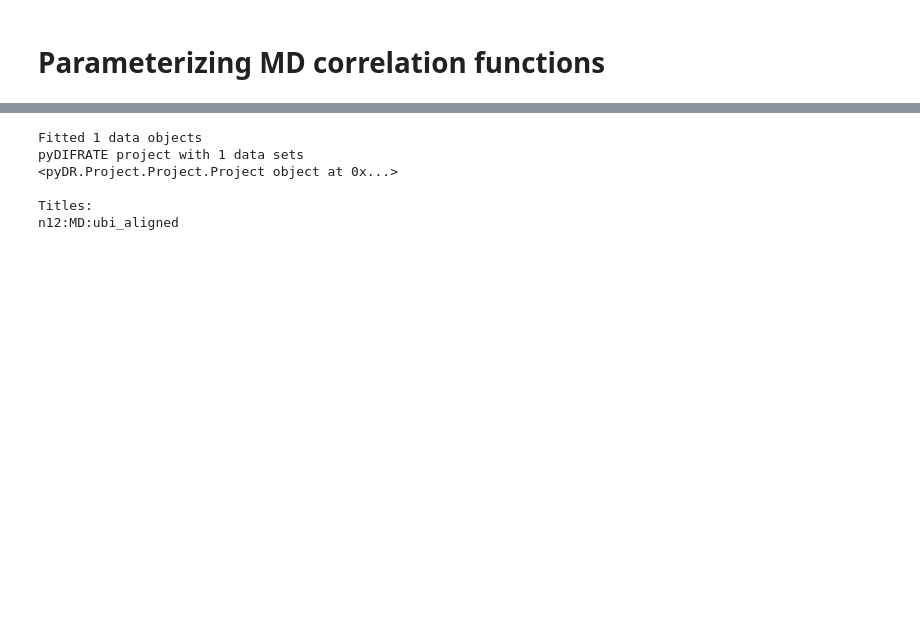
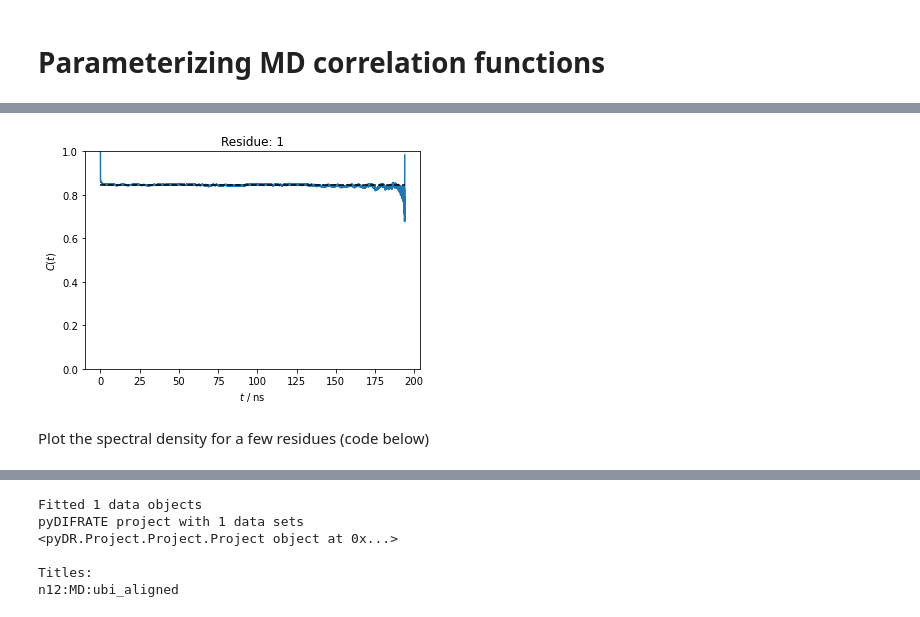
Before and after one commit to alsinmr/ConferenceExamples, a Jupyter notebook: JupyterBook/GNMR2025/MD2NMR_fitting.ipynb, the cells around one changed output, grey strips where cells are left out. Saved outputs shown, nothing was run; the diff lists cells and outputs as text; code cells hidden in the pictures; blank space fills up the shorter version.

```diff
--- a/JupyterBook/GNMR2025/MD2NMR_fitting.ipynb
+++ b/JupyterBook/GNMR2025/MD2NMR_fitting.ipynb
@@ -78,6 +125,17 @@ proj.append_data('https://raw.githubusercontent.com/alsinmr/pyDR_tutorial/main/d
 sel=pyDR.MolSelect(topo='ubi.pdb',traj_files='ubi_aligned.xtc',project=proj)
 sel.select_bond('15N')
 pyDR.md2data(sel)
+
+sel=pyDR.MolSelect(topo='ubi.pdb',traj_files='ubi.xtc',project=proj)
+sel.select_bond('15N')
+pyDR.md2data(sel)
+
+# Time axis for correlation functions
+data=proj['raw']['MD'][0]
+t=data.sens.info['t']  #ns
+
+# Residues in the simulation
+resids=data.label
 # %% [output]
 Loading Ref. Frames: |██████████████████████████████████████████████████| 100.0% Complete
 Completed
@@ -85,0 +158,16 @@ r:MD:ubi_aligned with 72 data points
+# %%
+resi=1
+i=np.argmax(resids==resi) # Finds where this is true
+data=proj['MD']['raw']['.+aligned']  #Finds the unprocessed MD data
+
+ax=plt.subplots()[1]
+ax.plot(t,data.R[i])
+ax.plot(t[[0,-1]],np.ones(2)*data.S2[i],color='black',linestyle='--')
+ax.set_xlabel(r'$t$ / ns')
+ax.set_ylabel(r'$C(t)$')
+ax.set_title(f'Residue: {resi}')
+_=ax.set_ylim([0,1])
+# %% [output]
+[figure, added]
+# %% [markdown]
+Plot the spectral density for a few residues (code below)
```
Also changed, not shown: parts of 19 cells of this notebook, 1 other file.
